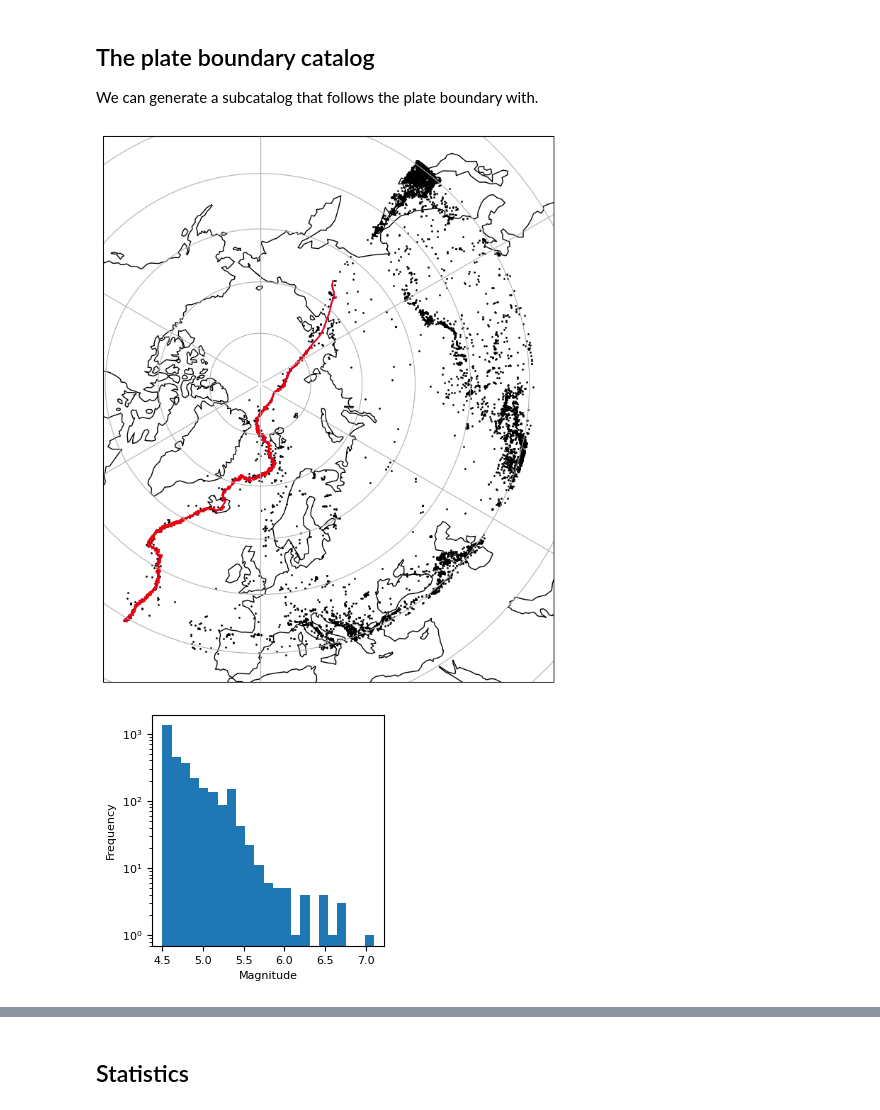
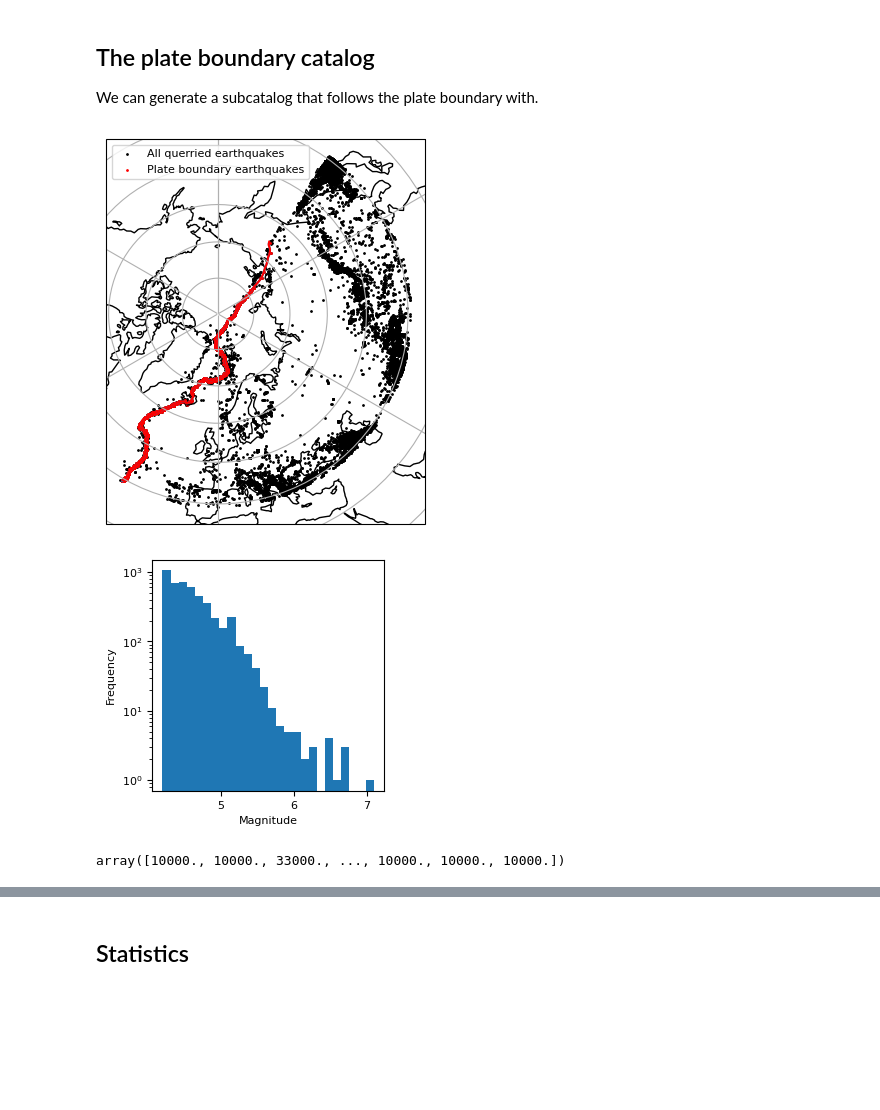
Before and after one commit to keliankaz/GrGIA_seismicity, a Jupyter notebook: gr_gia_seismic_analisys.ipynb, the cells around one changed output, grey strips where cells are left out. Saved outputs shown, nothing was run; the diff lists cells and outputs as text; code cells hidden in the pictures; blank space fills up the shorter version.

```diff
--- a/gr_gia_seismic_analisys.ipynb
+++ b/gr_gia_seismic_analisys.ipynb
@@ -162,13 +162,13 @@ Total bounds of the selected plate boundary:
 # %% [markdown]
 ## Get earthquakes for the corresponding region
 # %%
-MAGNITUDE_OF_COMPLETENESS = 4.5
+MAGNITUDE_OF_COMPLETENESS = 4.2
 
 reload_catalog = False
 filename = "north_atlantic_catalog.csv"
 if reload_catalog is True:
     bounds = north_antlantic_plate_boundary.total_bounds
-    catalog = EarthquakeCatalog.get_and_save_catalog(
+    EarthquakeCatalog.get_and_save_catalog(
         filename = filename,
         starttime = "1980-01-01",
         endtime = "2022-01-01",
@@ -176,7 +176,8 @@ if reload_catalog is True:
         longitude_range = bounds[0:3:2],
         minimum_magnitude = MAGNITUDE_OF_COMPLETENESS,
     )
-else:
-    catalog = pd.read_csv(filename)
+
+catalog = pd.read_csv(filename, na_values=" None")
 # %%
 catalog = EarthquakeCatalog._add_time_column(catalog, "time")
+catalog = catalog.sort_values(by="time", ascending=True, ignore_index=True)
@@ -251,23 +242,28 @@ We can generate a subcatalog that follows the plate boundary with.
 # %%
 plate_boundary_catalog = catalog.copy()
 unique_indices = get_geometry_neighbors(catalog, interp_merged_boundary, fun=radius_search, kwarg={"radius":50}, return_unique=True)
 plate_boundary_catalog = plate_boundary_catalog.iloc[unique_indices]
 
 crs = ccrs.NorthPolarStereo()
 crs_proj4 = crs.proj4_init
 
-fig, ax = plt.subplots(subplot_kw=dict(projection=crs), figsize=(10, 10))
+fig, ax = plt.subplots(subplot_kw=dict(projection=crs), figsize=(5, 5))
 ax.plot(*interp_merged_boundary.xy, transform=ccrs.PlateCarree())
 na_pb.plot(ax=ax, color="red")
 ax.coastlines()
 ax.gridlines()
-ax.scatter(x=catalog.lon.to_numpy(), y=catalog.lat.to_numpy(), transform=ccrs.PlateCarree(), color='k', s=1);
-ax.scatter(x=plate_boundary_catalog.lon.to_numpy(), y=plate_boundary_catalog.lat.to_numpy(), transform=ccrs.PlateCarree(), color='r', s=1);
+ax.scatter(x=catalog.lon.to_numpy(), y=catalog.lat.to_numpy(), transform=ccrs.PlateCarree(), color='k', s=1, label="All querried earthquakes");
+ax.scatter(x=plate_boundary_catalog.lon.to_numpy(), y=plate_boundary_catalog.lat.to_numpy(), transform=ccrs.PlateCarree(), color='r', s=1, label="Plate boundary earthquakes");
+ax.legend();
 # %% [output]
-[figure, old version]
+[figure, new version]
 # %%
 plate_boundary_catalog.plot(kind="hist", y="mag", bins=len(plate_boundary_catalog.mag.unique()),legend=False,figsize=(3,3));
 plt.yscale("log")
 plt.xlabel("Magnitude");
 # %% [output]
-[figure, old version]
+[figure, new version]
+# %%
+plate_boundary_catalog.dep.values
+# %% [output]
+array([10000., 10000., 33000., ..., 10000., 10000., 10000.])
```
Also changed, not shown: parts of 11 cells of this notebook, 2 other files.
